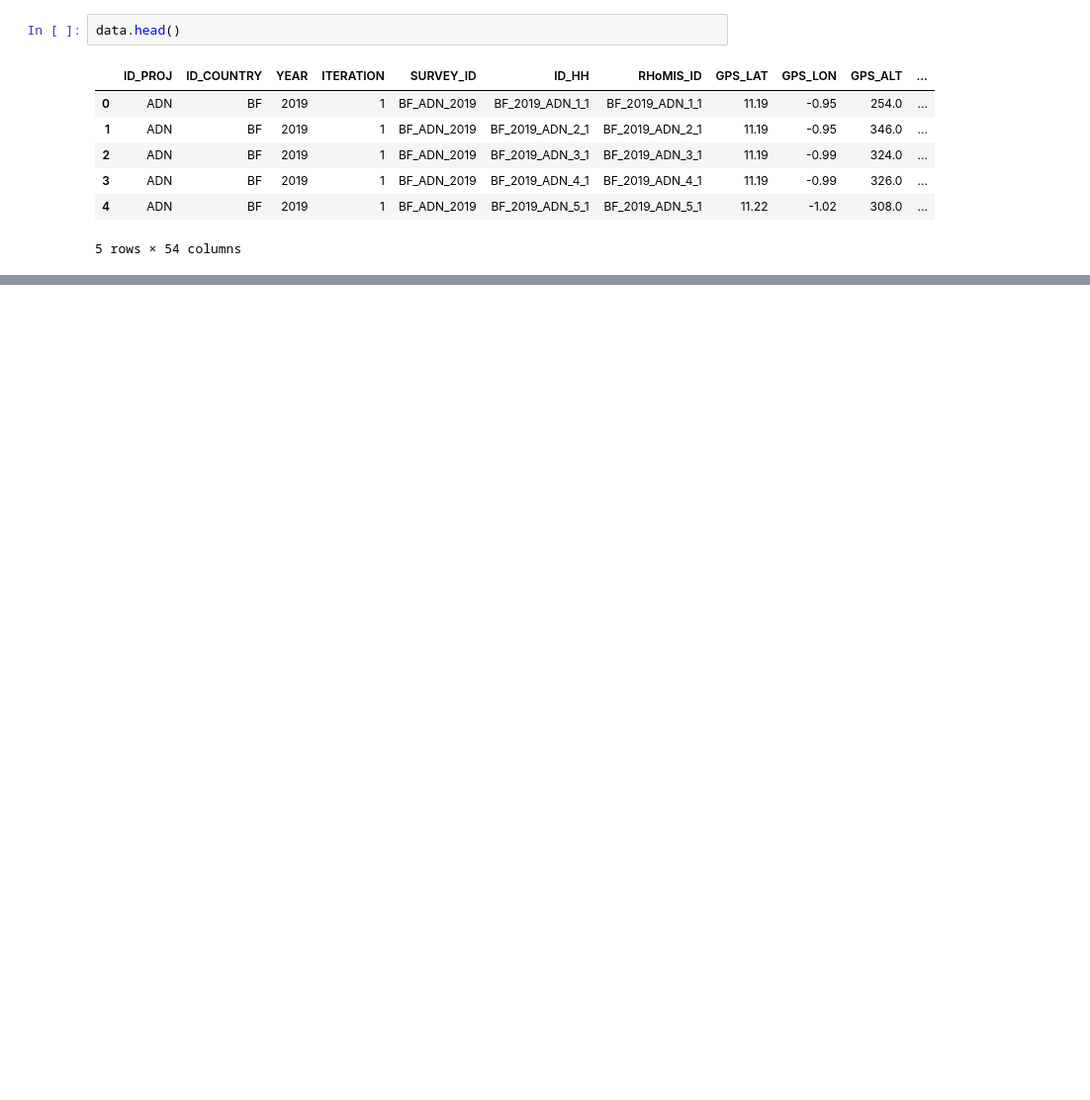
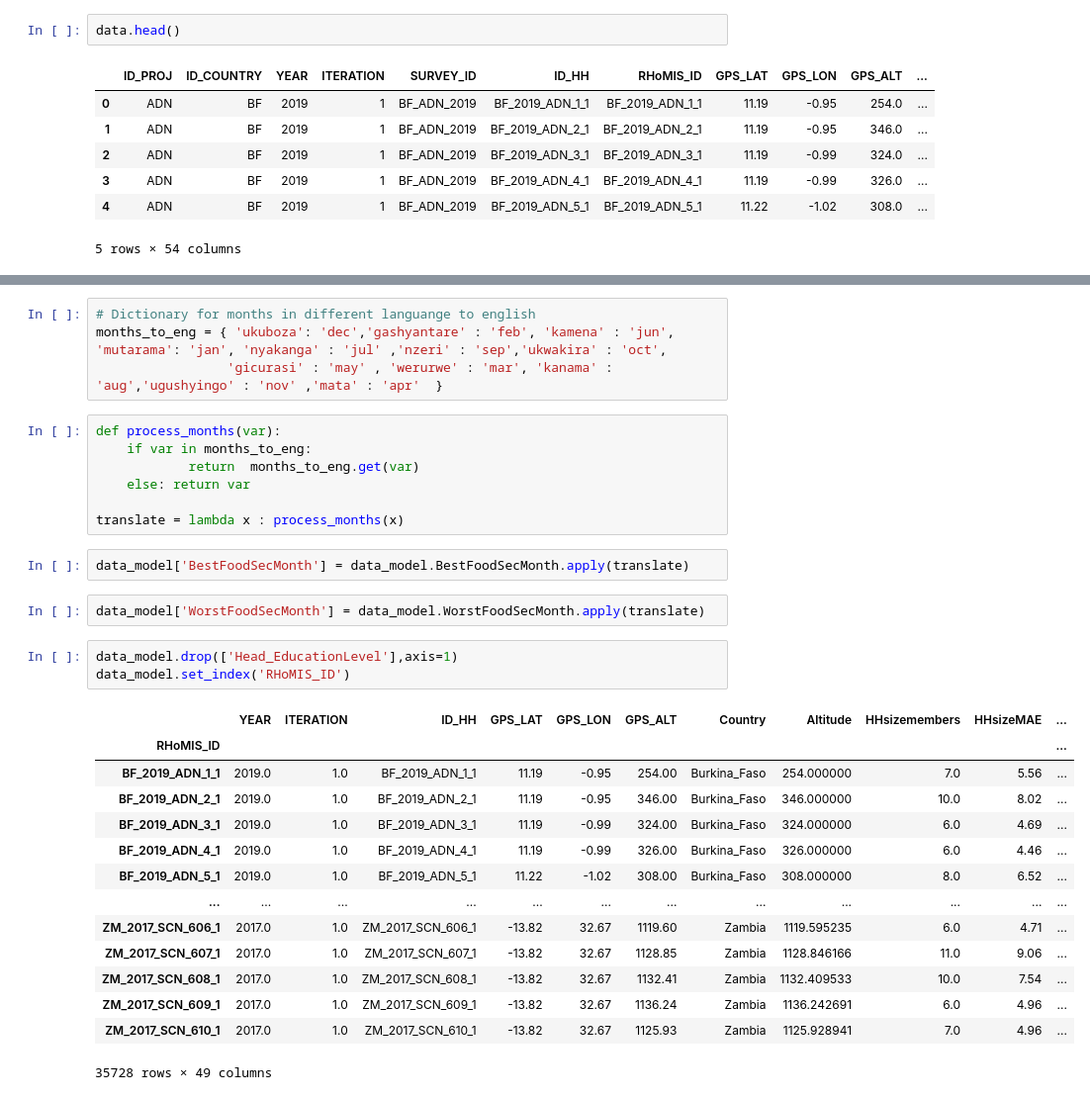
Before and after one commit to willianck/Predicting-Food-Insecurity, a Jupyter notebook: data_wrangling.ipynb, the cells around one changed output, grey strips where cells are left out. Shown: that part at 99% size. Cells and saved outputs as stored; diff of their text form; blank space fills up the shorter version.

```diff
--- a/data_wrangling.ipynb
+++ b/data_wrangling.ipynb
@@ -30,0 +151,33 @@ data.head()
+# %%
+# Dictionary for months in different languange to english
+months_to_eng = { 'ukuboza': 'dec','gashyantare' : 'feb', 'kamena' : 'jun', 'mutarama': 'jan', 'nyakanga' : 'jul' ,'nzeri' : 'sep','ukwakira' : 'oct',
+                 'gicurasi' : 'may' , 'werurwe' : 'mar', 'kanama' : 'aug','ugushyingo' : 'nov' ,'mata' : 'apr'  }
+# %%
+def process_months(var):
+    if var in months_to_eng:
+            return  months_to_eng.get(var)
+    else: return var
+
+translate = lambda x : process_months(x)
+# %%
+data_model['BestFoodSecMonth'] = data_model.BestFoodSecMonth.apply(translate)
+# %%
+data_model['WorstFoodSecMonth'] = data_model.WorstFoodSecMonth.apply(translate)
+# %%
+data_model.drop(['Head_EducationLevel'],axis=1)
+data_model.set_index('RHoMIS_ID')
+# %% [output]
+|  | YEAR | ITERATION | ID_HH | GPS_LAT | GPS_LON | GPS_ALT | Country | Altitude | HHsizemembers | HHsizeMAE | ... |
+| RHoMIS_ID |  |  |  |  |  |  |  |  |  |  | ... |
+| BF_2019_ADN_1_1 | 2019.0 | 1.0 | BF_2019_ADN_1_1 | 11.19 | -0.95 | 254.00 | Burkina_Faso | 254.000000 | 7.0 | 5.56 | ... |
+| BF_2019_ADN_2_1 | 2019.0 | 1.0 | BF_2019_ADN_2_1 | 11.19 | -0.95 | 346.00 | Burkina_Faso | 346.000000 | 10.0 | 8.02 | ... |
+| BF_2019_ADN_3_1 | 2019.0 | 1.0 | BF_2019_ADN_3_1 | 11.19 | -0.99 | 324.00 | Burkina_Faso | 324.000000 | 6.0 | 4.69 | ... |
+| BF_2019_ADN_4_1 | 2019.0 | 1.0 | BF_2019_ADN_4_1 | 11.19 | -0.99 | 326.00 | Burkina_Faso | 326.000000 | 6.0 | 4.46 | ... |
+| BF_2019_ADN_5_1 | 2019.0 | 1.0 | BF_2019_ADN_5_1 | 11.22 | -1.02 | 308.00 | Burkina_Faso | 308.000000 | 8.0 | 6.52 | ... |
+| ... | ... | ... | ... | ... | ... | ... | ... | ... | ... | ... | ... |
+| ZM_2017_SCN_606_1 | 2017.0 | 1.0 | ZM_2017_SCN_606_1 | -13.82 | 32.67 | 1119.60 | Zambia | 1119.595235 | 6.0 | 4.71 | ... |
+| ZM_2017_SCN_607_1 | 2017.0 | 1.0 | ZM_2017_SCN_607_1 | -13.82 | 32.67 | 1128.85 | Zambia | 1128.846166 | 11.0 | 9.06 | ... |
+| ZM_2017_SCN_608_1 | 2017.0 | 1.0 | ZM_2017_SCN_608_1 | -13.82 | 32.67 | 1132.41 | Zambia | 1132.409533 | 10.0 | 7.54 | ... |
+| ZM_2017_SCN_609_1 | 2017.0 | 1.0 | ZM_2017_SCN_609_1 | -13.82 | 32.67 | 1136.24 | Zambia | 1136.242691 | 6.0 | 4.96 | ... |
+| ZM_2017_SCN_610_1 | 2017.0 | 1.0 | ZM_2017_SCN_610_1 | -13.82 | 32.67 | 1125.93 | Zambia | 1125.928941 | 7.0 | 4.96 | ... |
+35728 rows × 49 columns
```
Also changed, not shown: parts of 28 cells of this notebook, 3 other files.
